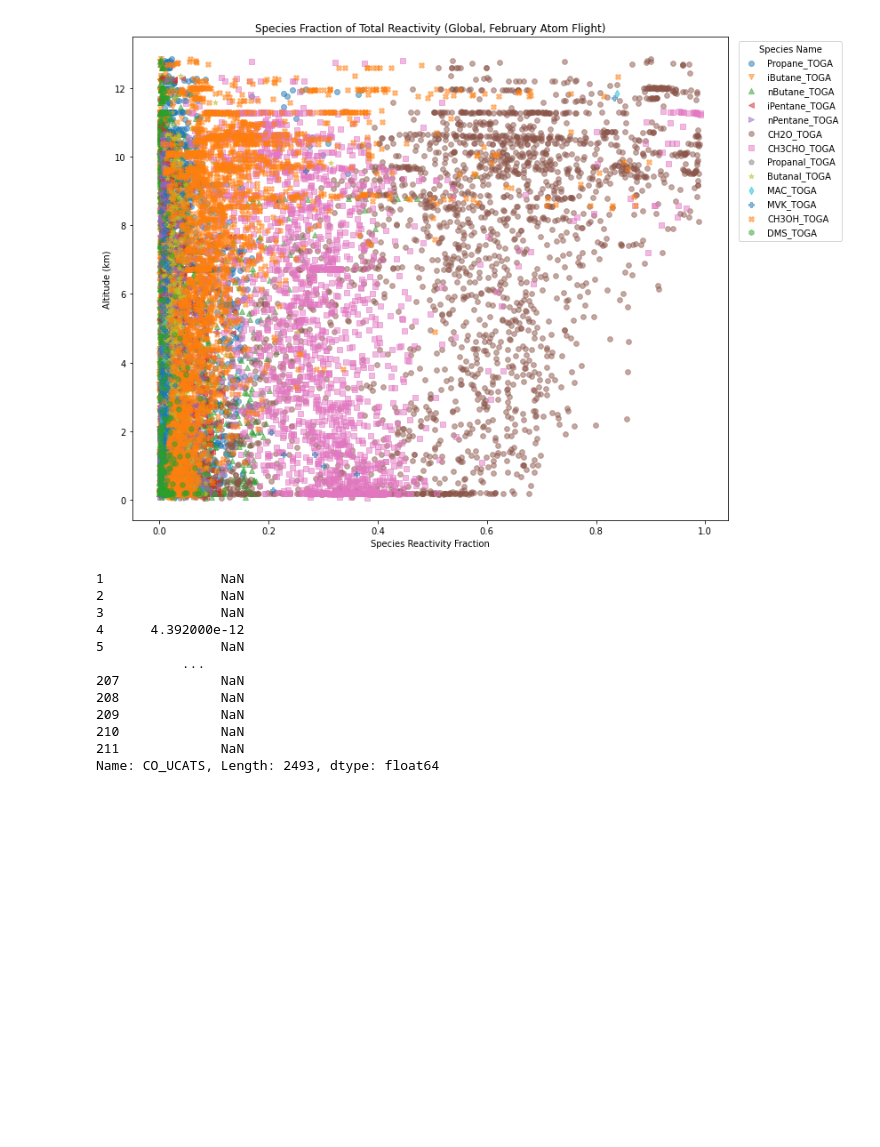
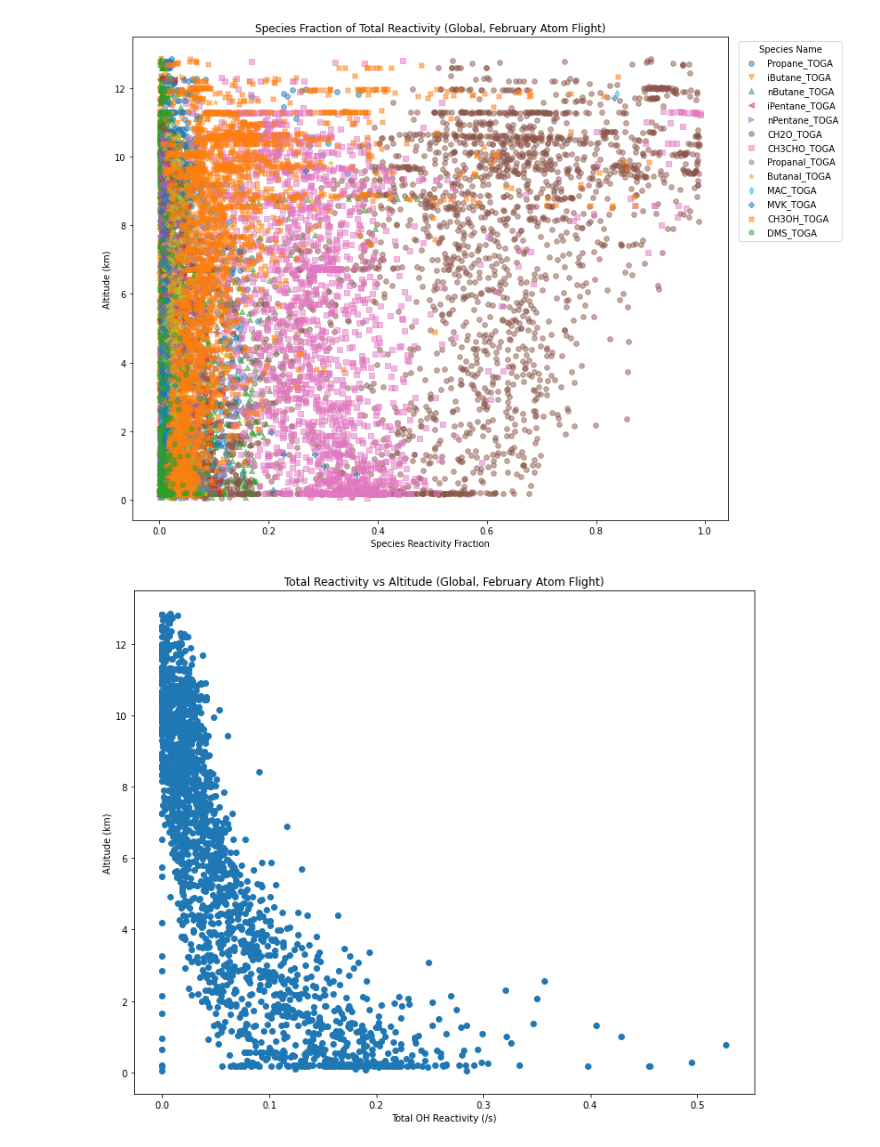
Before and after one commit to kaabre/621, a Jupyter notebook: presentation_plots.ipynb, the cells around one changed output. Cells and saved outputs as stored; diff of their text form; code cells hidden in the pictures; blank space fills up the shorter version.

```diff
--- a/presentation_plots.ipynb
+++ b/presentation_plots.ipynb
@@ -271,18 +292,26 @@ plt.savefig("species_reactivity_frac_vsaltitude_m.png")
 plt.show()
 # %% [output]
 [figure]
-# %%
-df['CO_UCATS']
-# %% [output]
-1               NaN
-2               NaN
-3               NaN
-4      4.392000e-12
-5               NaN
-           ...
-207             NaN
-208             NaN
-209             NaN
-210             NaN
-211             NaN
-Name: CO_UCATS, Length: 2493, dtype: float64
+# %%
+df = df_all
+figure = plt.figure(figsize=(12,10))
+#plt.scatter(df['total_react'],df['total_react'])
+m = 0
+for species in species_names:
+    tempy = (df[species]/df['total_react'])
+    if tempy.iloc[np.where(df['total_react'] > 0.01)].max() > 0.1:
+        #plt.scatter(tempy,df['altitude']/1000,label=species,alpha=0.5,marker=filled_markers[m])
+        m+=1
+    #plt.scatter(df['altitude'],df['voc_react'])
+
+plt.scatter(df['total_react'], df['altitude']/1000, label="Total OH Reactivity")
+# for latitude groups:
+
+plt.xlabel("Total OH Reactivity (/s)")
+plt.ylabel("Altitude (km)")
+plt.title("Total Reactivity vs Altitude (Global, February Atom Flight)")
+#plt.legend(title='Species Name', bbox_to_anchor=(1.2, 1),loc='upper right')
+plt.savefig("species_reactivity_TOTAL_vsaltitude.png")
+plt.show()
+# %% [output]
+[figure, added]
```
Also changed, not shown: parts of 8 cells of this notebook, 14 other files.
